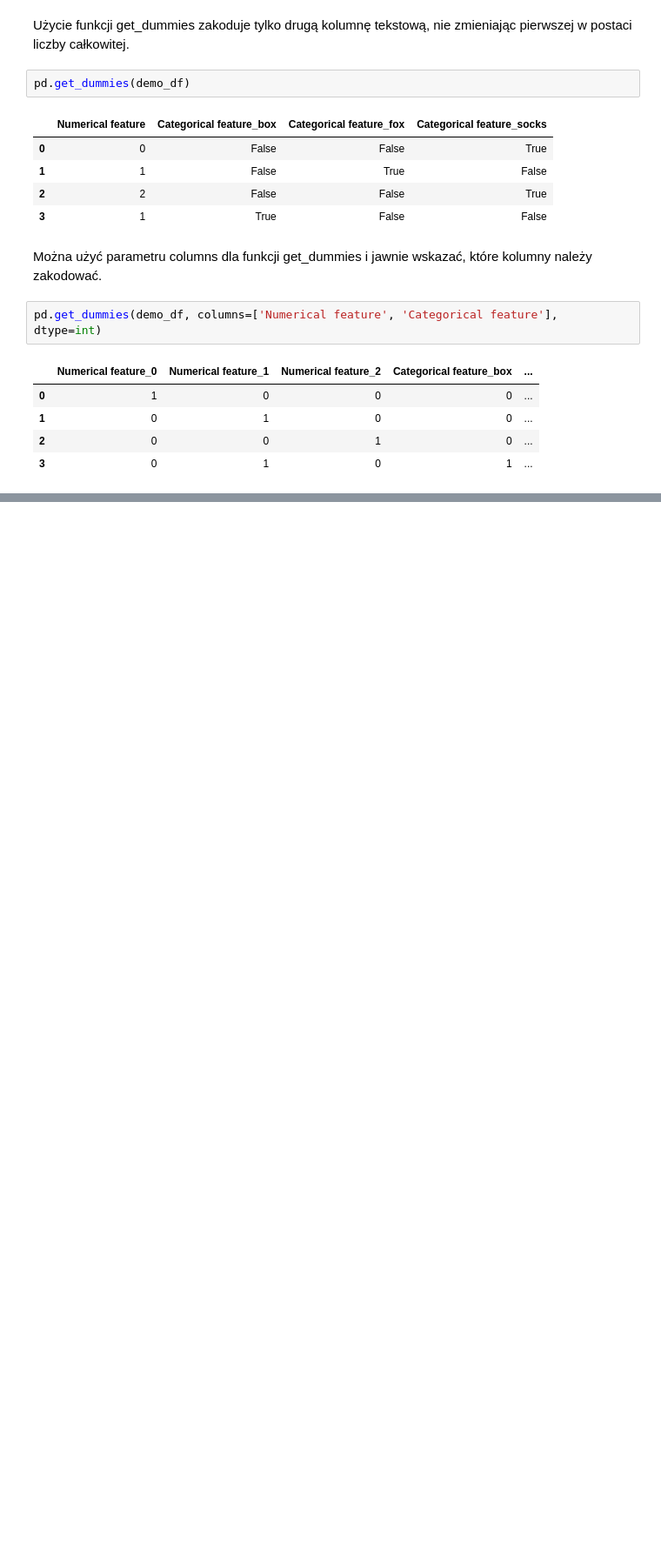
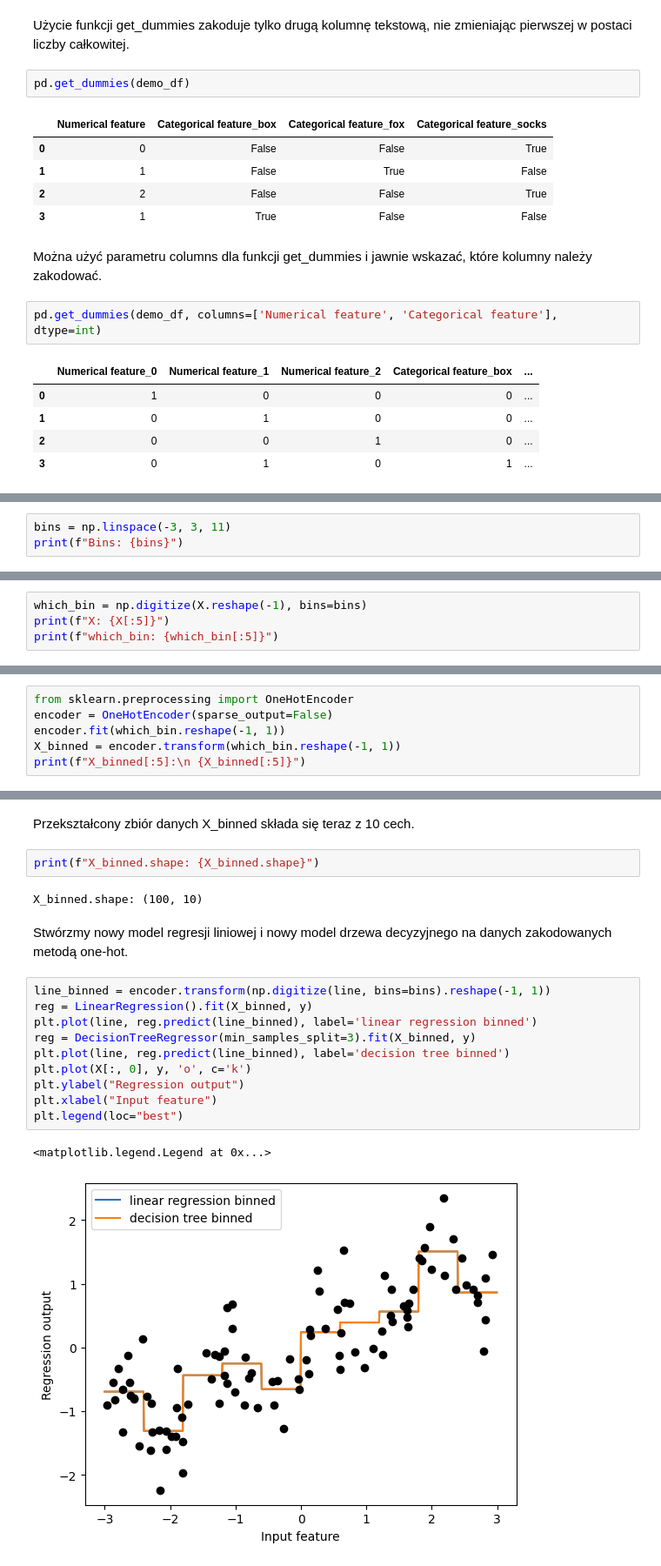
Before and after one commit to jakubtwalczak/Muller_Guido_Introduction_to_ML, a Jupyter notebook: Rozdział_4_reprezentacja_danych_i_inżynieria_cech.ipynb, the cells around one changed output, grey strips where cells are left out. Shown at 87% size. Saved outputs shown, nothing was run; the diff lists cells and outputs as text; blank space fills up the shorter version.

```diff
--- a/Rozdział_4_reprezentacja_danych_i_inżynieria_cech.ipynb
+++ b/Rozdział_4_reprezentacja_danych_i_inżynieria_cech.ipynb
@@ -139,0 +169,3 @@ pd.get_dummies(demo_df, columns=['Numerical feature', 'Categorical feature'], dt
+# %%
+bins = np.linspace(-3, 3, 11)
+print(f"Bins: {bins}")
@@ -139,0 +176,4 @@ pd.get_dummies(demo_df, columns=['Numerical feature', 'Categorical feature'], dt
+# %%
+which_bin = np.digitize(X.reshape(-1), bins=bins)
+print(f"X: {X[:5]}")
+print(f"which_bin: {which_bin[:5]}")
@@ -139,0 +189,6 @@ pd.get_dummies(demo_df, columns=['Numerical feature', 'Categorical feature'], dt
+# %%
+from sklearn.preprocessing import OneHotEncoder
+encoder = OneHotEncoder(sparse_output=False)
+encoder.fit(which_bin.reshape(-1, 1))
+X_binned = encoder.transform(which_bin.reshape(-1, 1))
+print(f"X_binned[:5]:\n {X_binned[:5]}")
@@ -139,0 +202,21 @@ pd.get_dummies(demo_df, columns=['Numerical feature', 'Categorical feature'], dt
+# %% [markdown]
+Przekształcony zbiór danych X_binned składa się teraz z 10 cech.
+# %%
+print(f"X_binned.shape: {X_binned.shape}")
+# %% [output]
+X_binned.shape: (100, 10)
+# %% [markdown]
+Stwórzmy nowy model regresji liniowej i nowy model drzewa decyzyjnego na danych zakodowanych metodą one-hot.
+# %%
+line_binned = encoder.transform(np.digitize(line, bins=bins).reshape(-1, 1))
+reg = LinearRegression().fit(X_binned, y)
+plt.plot(line, reg.predict(line_binned), label='linear regression binned')
+reg = DecisionTreeRegressor(min_samples_split=3).fit(X_binned, y)
+plt.plot(line, reg.predict(line_binned), label='decision tree binned')
+plt.plot(X[:, 0], y, 'o', c='k')
+plt.ylabel("Regression output")
+plt.xlabel("Input feature")
+plt.legend(loc="best")
+# %% [output]
+<matplotlib.legend.Legend at 0x...>
+[figure, added]
```
Also changed, not shown: parts of 10 cells of this notebook.
